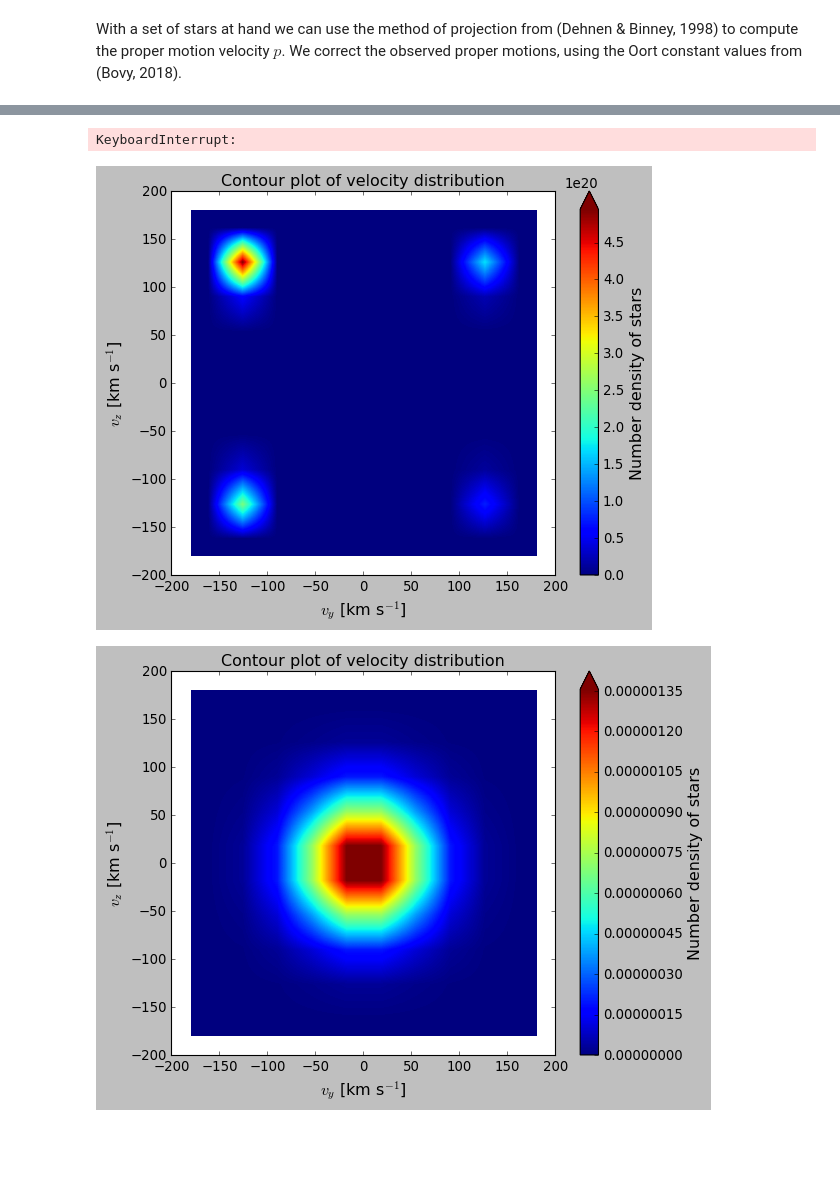
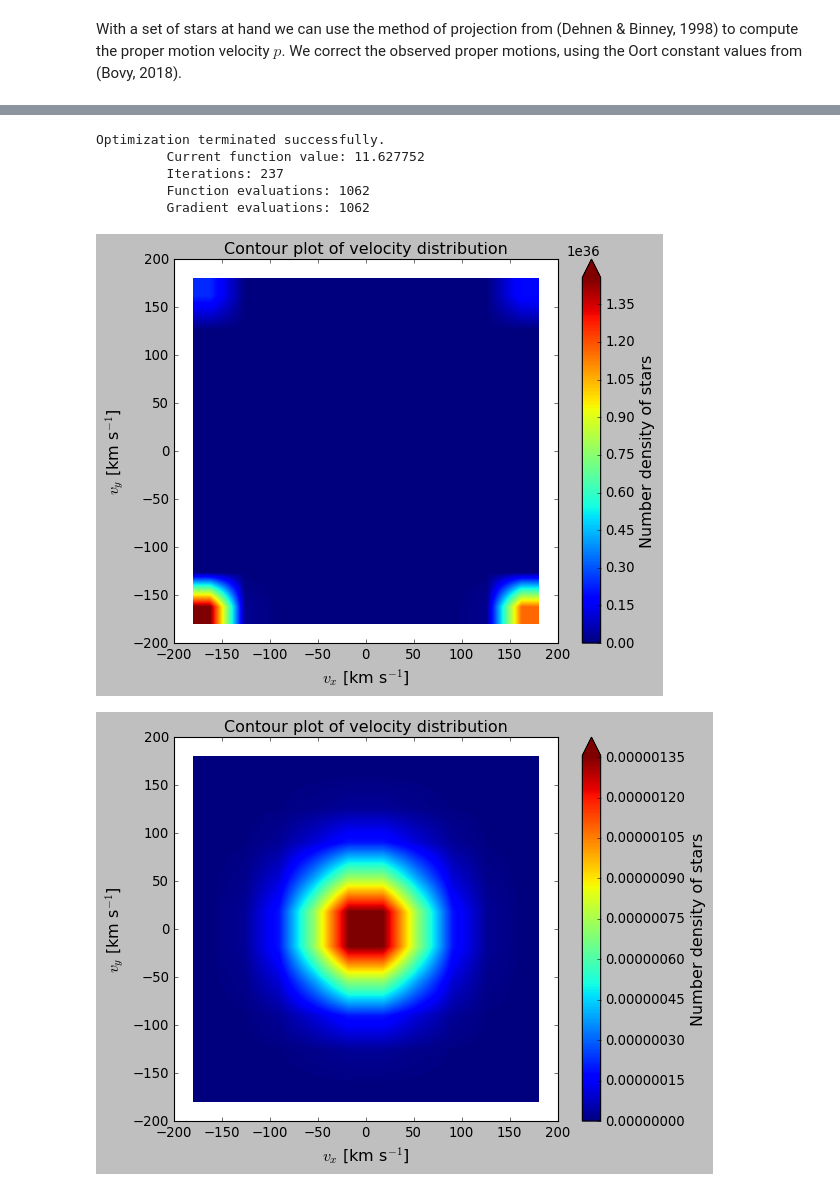
Before and after one commit to PaulMcMillan-Astro/DeprojectionProject, a Jupyter notebook: InitialDeprojectionNotebook.ipynb, the cells around one changed output, grey strips where cells are left out. Cells and saved outputs as stored; diff of their text form; code cells hidden in the pictures; blank space fills up the shorter version.

```diff
--- a/InitialDeprojectionNotebook.ipynb
+++ b/InitialDeprojectionNotebook.ipynb
@@ -98,3 +102,7 @@ We thus look to find $\phi(\boldsymbol{v})$, which can be done by creating a box
+# %%
+n = np.array([10,10,10])
+dv = np.array([40,40,40])
+vmin = np.array([-200,-200,-200])
 # %%
 def get_L(phi,*args):
 
@@ -193,18 +201,20 @@ def max_L(v0_guess,disp_guess,alpha, pvals, rhatvals, vmin, dv, n):
 v_guess = np.array([2,1,-3])
 disp_guess = np.array([20,40,30])
 
-mxl, phi_all = max_L(v_guess, disp_guess,1e-12, pvals, rhatvals, vmin, dv, n)
+mxl, phi_all = max_L(v_guess, disp_guess,1e-15, pvals, rhatvals, vmin, dv, n)
 # %% [output]
-KeyboardInterrupt:
+Optimization terminated successfully.
+         Current function value: 11.627752
+         Iterations: 237
+         Function evaluations: 1062
+         Gradient evaluations: 1062
 # %%
-import Deproject_plots
-
-plot_fv(mxl,'yz',vmin,dv,n)
+plot_fv(mxl,'xy',vmin,dv,n)
 
 phi0 = phi_guess(v0,v_disp,vmin,dv,n)
 
-plot_fv(phi0,'yz',vmin,dv,n)
+plot_fv(phi0,'xy',vmin,dv,n)
 # %% [output]
-[figure, old version]
+[figure, new version]
-[figure, old version]
+[figure, new version]
 # %%
```
Also changed, not shown: parts of 10 cells of this notebook, 3 other files.
